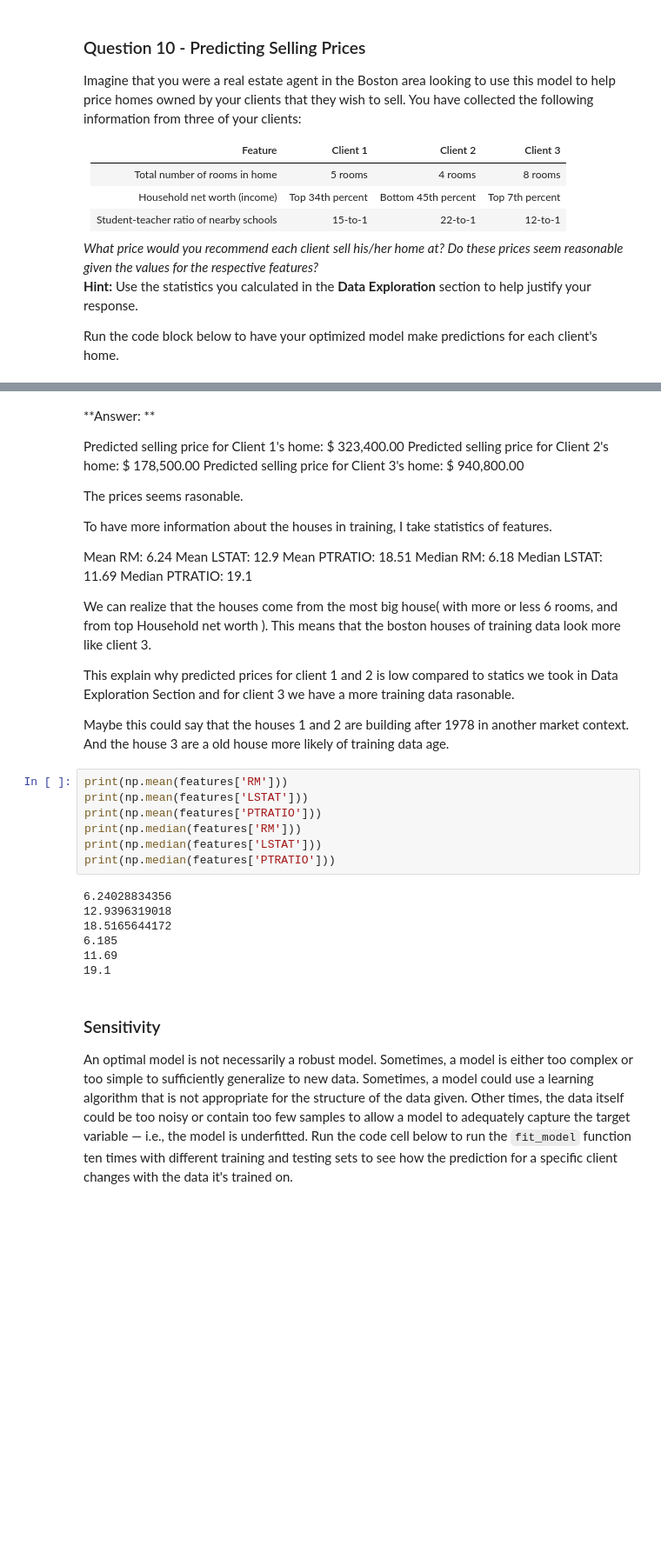
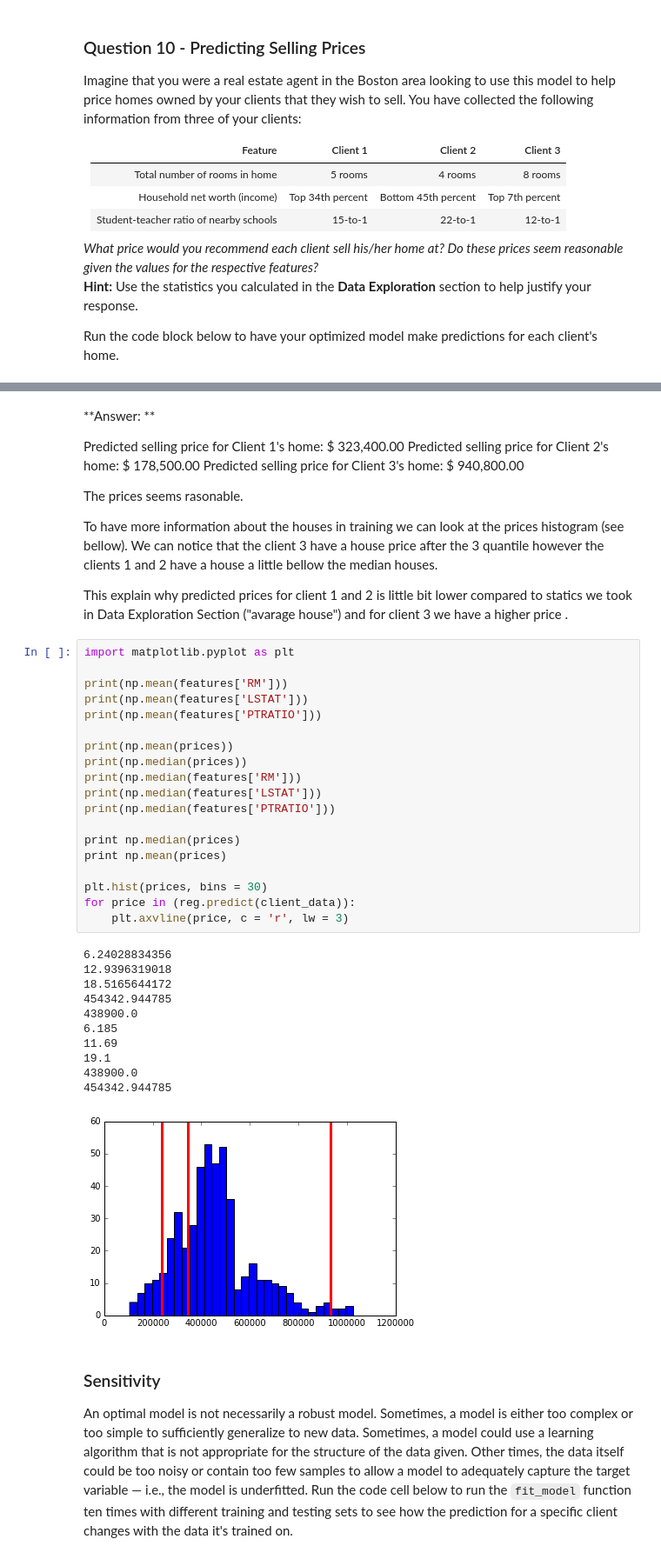
Before and after one commit to guilhermeprokisch/googleMLNanoDegree, a Jupyter notebook: boston_housing/boston_housing.ipynb, the cells around one changed output, grey strips where cells are left out. Shown at 87% size. Cells and saved outputs as stored; diff of their text form; blank space fills up the shorter version.

```diff
--- a/boston_housing/boston_housing.ipynb
+++ b/boston_housing/boston_housing.ipynb
@@ -324,34 +324,40 @@ Predicted selling price for Client 3's home: \$ 940,800.00
 
 The prices seems rasonable.
 
-To have more information about the houses in training, I take  statistics of features.
+To have more information about the houses in training we can look at the prices histogram (see bellow). We can notice that the client 3 have a house price after the 3 quantile however the clients 1 and 2 have a house a little bellow the median houses.
 
-Mean RM: 6.24
-Mean LSTAT: 12.9
-Mean PTRATIO: 18.51
-Median RM: 6.18
-Median LSTAT: 11.69
-Median PTRATIO: 19.1
-
-We can realize that the houses come from the most big house( with more or less 6 rooms, and from top Household net worth ). This means that the boston houses of training data look more like client 3.
-
-This explain why predicted prices for client 1 and 2 is low compared to statics we took in Data Exploration Section and for client 3 we have a more training data rasonable.
-
-Maybe this could say that the houses 1 and 2 are building after 1978 in another market context. And the house 3 are a old house more likely of training data age.
+This explain why predicted prices for client 1 and 2 is little bit lower compared to statics we took in Data Exploration Section ("avarage house") and for client 3 we have a higher price .
 # %%
+import matplotlib.pyplot as plt
+
 print(np.mean(features['RM']))
 print(np.mean(features['LSTAT']))
 print(np.mean(features['PTRATIO']))
+
+print(np.mean(prices))
+print(np.median(prices))
 print(np.median(features['RM']))
 print(np.median(features['LSTAT']))
 print(np.median(features['PTRATIO']))
+
+print np.median(prices)
+print np.mean(prices)
+
+plt.hist(prices, bins = 30)
+for price in (reg.predict(client_data)):
+    plt.axvline(price, c = 'r', lw = 3)
 # %% [output]
 6.24028834356
 12.9396319018
 18.5165644172
+454342.944785
+438900.0
 6.185
 11.69
 19.1
+438900.0
+454342.944785
+[figure, added]
 # %% [markdown]
 ### Sensitivity
 An optimal model is not necessarily a robust model. Sometimes, a model is either too complex or too simple to sufficiently generalize to new data. Sometimes, a model could use a learning algorithm that is not appropriate for the structure of the data given. Other times, the data itself could be too noisy or contain too few samples to allow a model to adequately capture the target variable — i.e., the model is underfitted. Run the code cell below to run the `fit_model` function ten times with different training and testing sets to see how the prediction for a specific client changes with the data it's trained on.
```
Also changed, not shown: parts of 5 cells of this notebook, 1 other file.
